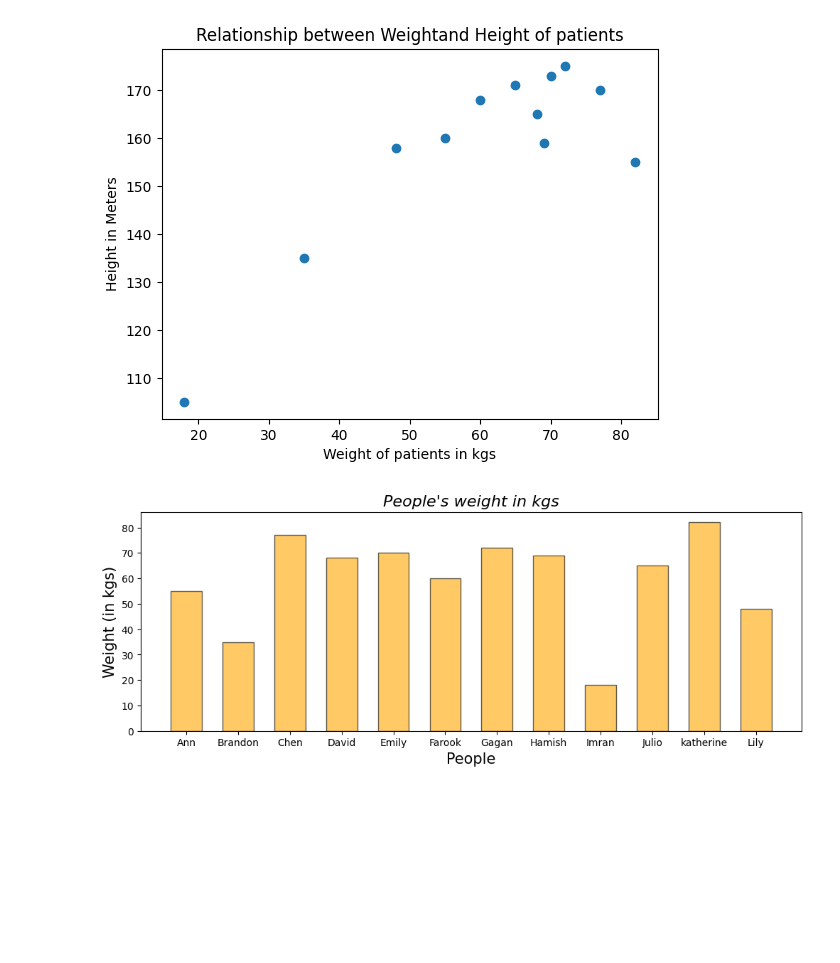
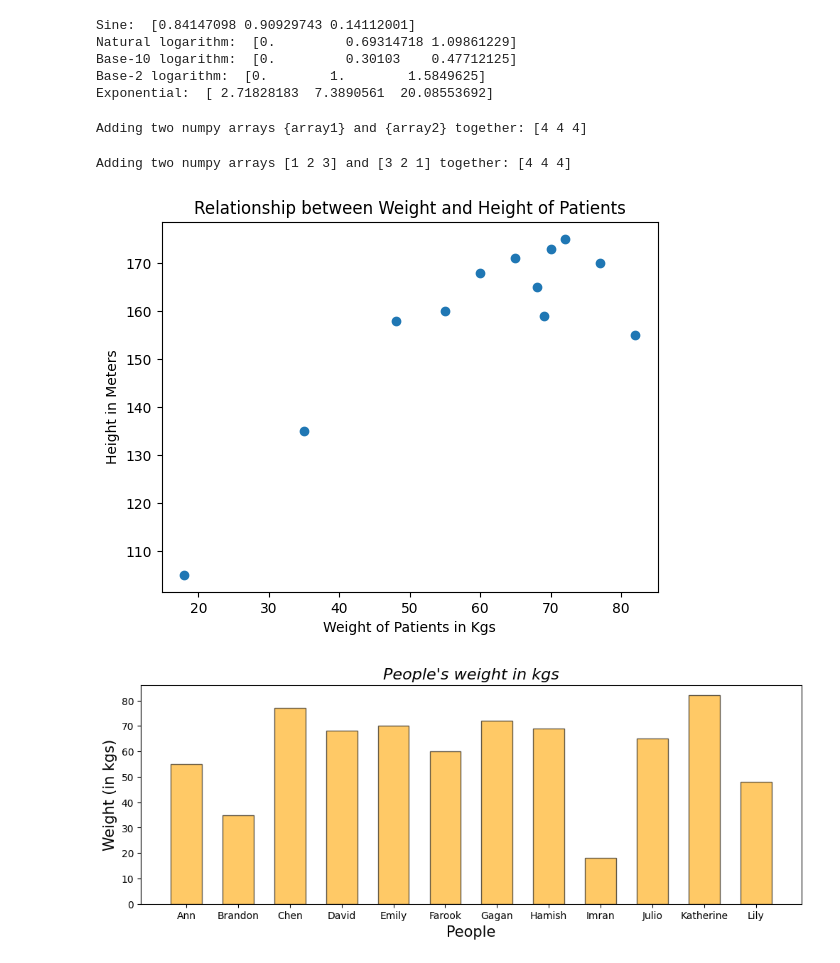
Before and after one commit to 2303A510F5/AIML-25_B16, a Jupyter notebook: LAB_1.ipynb, the cells around one changed output. Cells and saved outputs as stored; diff of their text form; code cells hidden in the pictures; blank space fills up the shorter version.

```diff
--- a/LAB_1.ipynb
+++ b/LAB_1.ipynb
@@ -25,13 +34,29 @@ array2 raised to the power of array1:  [3 4 1]
+# %%
+# sine function
+print("Sine: ",np.sin(array1))
+# logarithm
+print("Natural logarithm: ",np.log(array1))
+print("Base-10 logarithm: ",np.log10(array1))
+print("Base-2 logarithm: ",np.log2(array1))
+# Exponential
+print("Exponential: ",np.exp(array1))
+# %% [output]
+Sine:  [0.84147098 0.90929743 0.14112001]
+Natural logarithm:  [0.         0.69314718 1.09861229]
+Base-10 logarithm:  [0.         0.30103    0.47712125]
+Base-2 logarithm:  [0.        1.        1.5849625]
+Exponential:  [ 2.71828183  7.3890561  20.08553692]
+# %%
+print("Adding two numpy arrays {array1} and {array2} together:", array1+array2)
+# %% [output]
+Adding two numpy arrays {array1} and {array2} together: [4 4 4]
+# %%
+print(f"Adding two numpy arrays {array1} and {array2} together: {array1+array2}")
+# %% [output]
+Adding two numpy arrays [1 2 3] and [3 2 1] together: [4 4 4]
 # %%
-people = ['Ann','Brandon','Chen','David','Emily','Farook','Gagan','Hamish','Imran','Julio','katherine','Lily']
-age = {21,12,32,45,37,18,28,52,5,40,48,15}
+people = ['Ann','Brandon','Chen','David','Emily','Farook',
+          'Gagan','Hamish','Imran','Julio','Katherine','Lily']
+age = [21,12,32,45,37,18,28,52,5,40,48,15]
 weight = [55,35,77,68,70,60,72,69,18,65,82,48]
 height = [160,135,170,165,173,168,175,159,105,171,155,158]
-import matplotlib.pyplot as plt
-plt.scatter(weight,height)
-plt.title("Relationship between Weightand Height of patients")
-plt.ylabel("Height in Meters")
-plt.xlabel("Weight of patients in kgs")
-plt.show()
-# %% [output]
-[figure, removed]
@@ -38,2 +65,10 @@ plt.show()
+# %%
+plt.scatter(weight, height)
+plt.title("Relationship between Weight and Height of Patients")
+plt.ylabel("Height in Meters")
+plt.xlabel("Weight of Patients in Kgs")
+plt.show()
+# %% [output]
+[figure, added]
 # %%
 plt.figure(figsize=(12,4))
```
Also changed, not shown: parts of 8 cells of this notebook.
